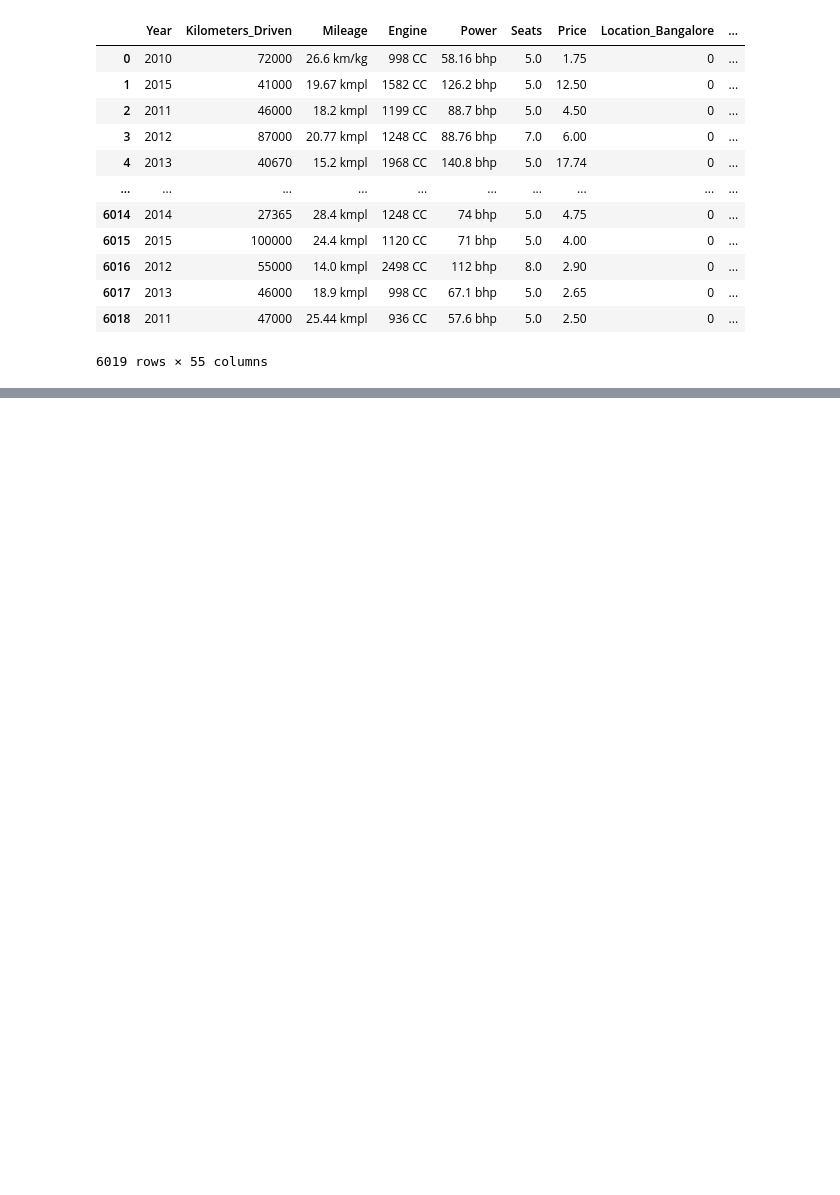
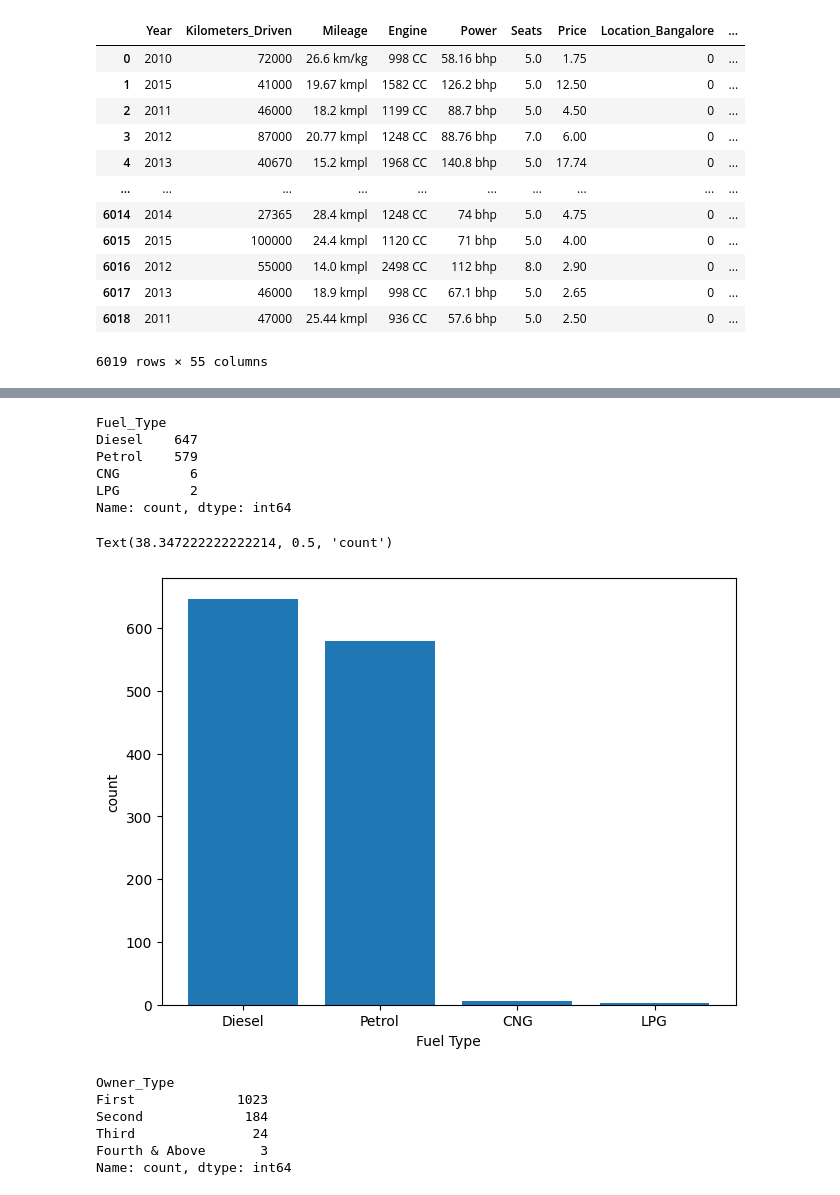
Before and after one commit to JoeVA2020/DS_OCT_ML, a Jupyter notebook: Regression/Regression1.ipynb, the cells around one changed output, grey strips where cells are left out. Saved outputs shown, nothing was run; the diff lists cells and outputs as text; code cells hidden in the pictures; blank space fills up the shorter version.

```diff
--- a/Regression/Regression1.ipynb
+++ b/Regression/Regression1.ipynb
@@ -267,0 +527,26 @@ memory usage: 2.5+ MB
+# %%
+df2['Fuel_Type'].value_counts()
+# %% [output]
+Fuel_Type
+Diesel    647
+Petrol    579
+CNG         6
+LPG         2
+Name: count, dtype: int64
+# %%
+plt.bar(df2['Fuel_Type'].value_counts().index,df2['Fuel_Type'].value_counts())
+plt.tight_layout()
+plt.xlabel('Fuel Type')
+plt.ylabel('count')
+# %% [output]
+Text(38.347222222222214, 0.5, 'count')
+[figure, added]
+# %%
+df2['Owner_Type'].value_counts()
+# %% [output]
+Owner_Type
+First             1023
+Second             184
+Third               24
+Fourth & Above       3
+Name: count, dtype: int64
```
Also changed, not shown: parts of 38 cells of this notebook.
